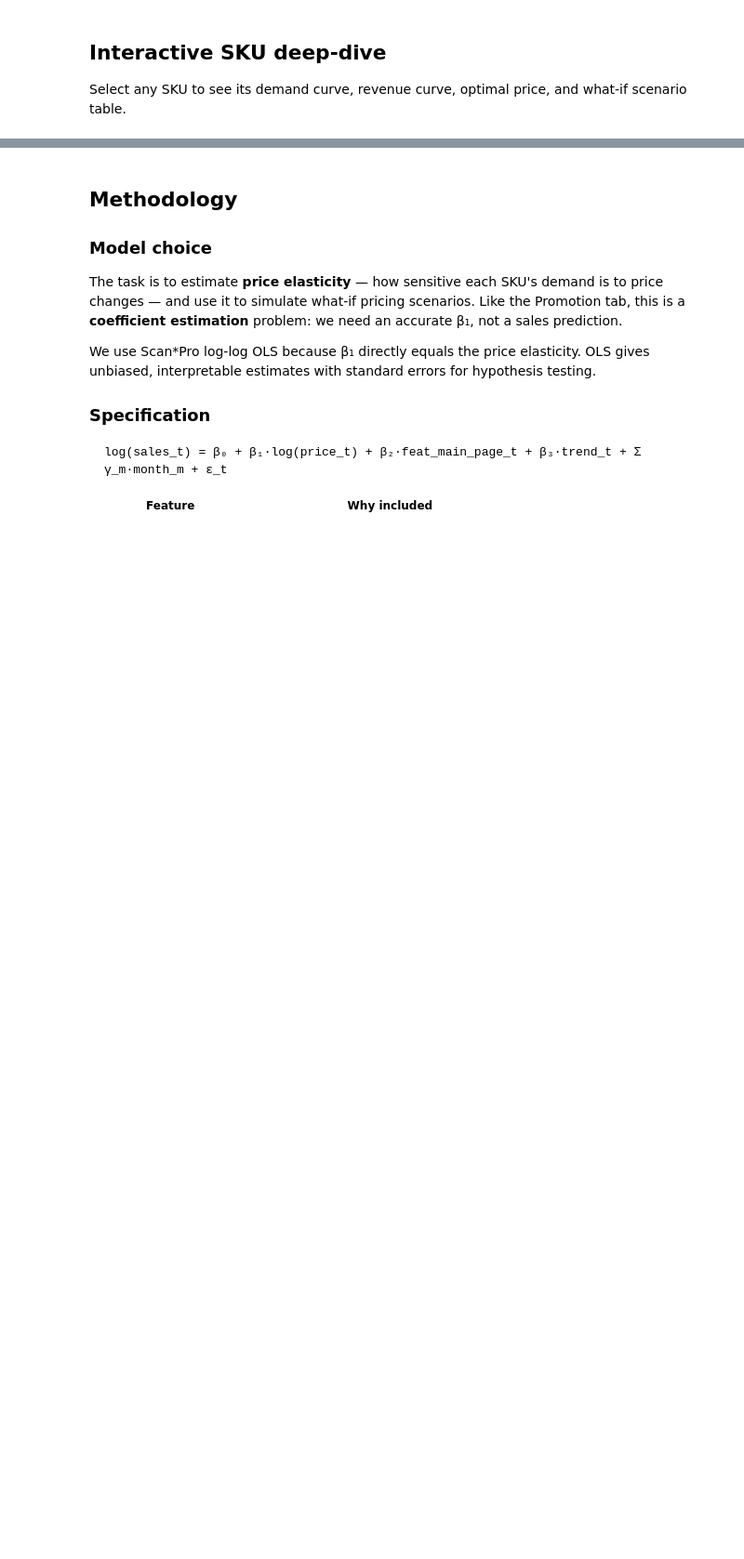
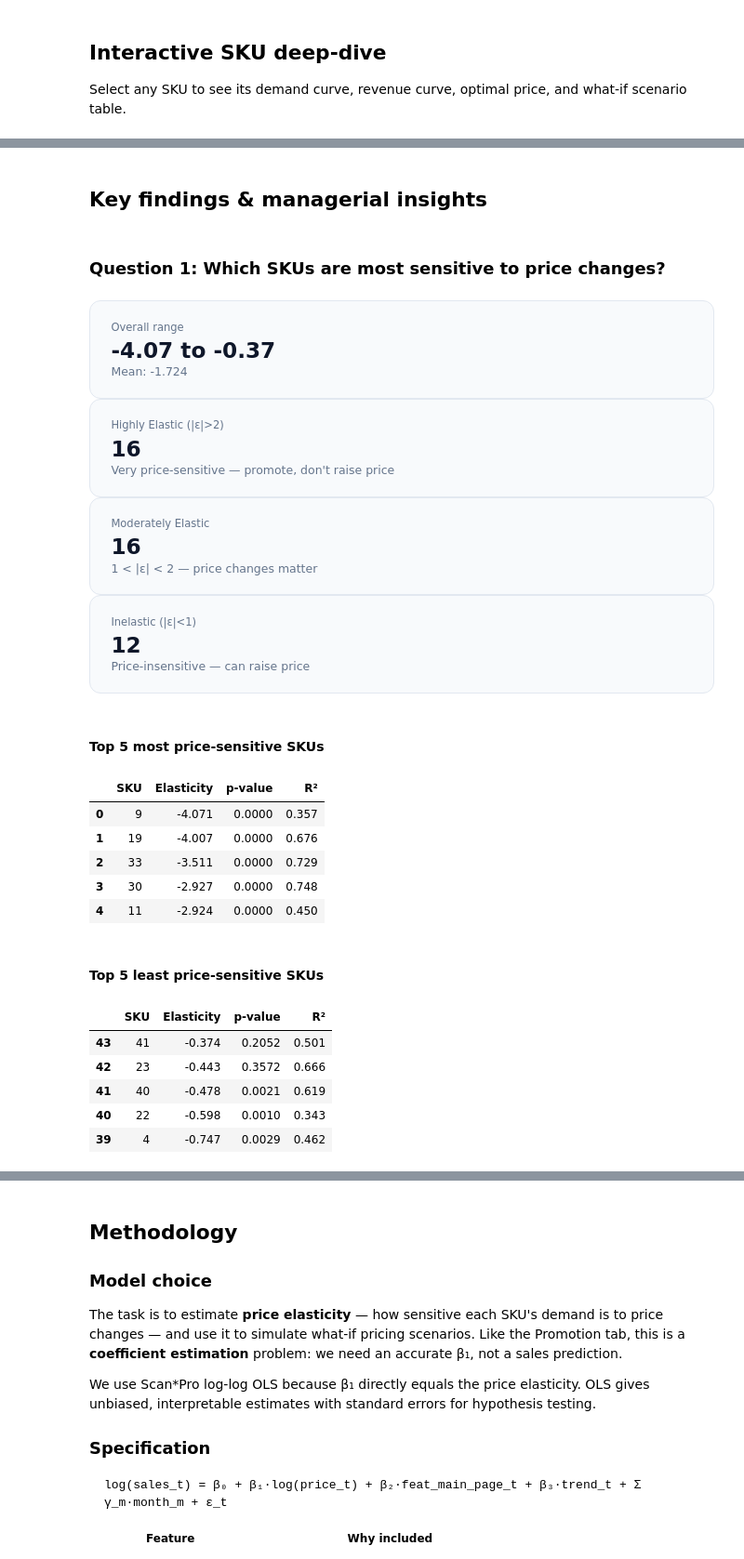
Before and after one commit to edwrdlim/RMA_Marketing_Analytics_Dash, a Jupyter notebook: notebooks/price_elasticity.ipynb, the cells around one changed output, grey strips where cells are left out. Shown at 93% size. Cells and saved outputs as stored; diff of their text form; code cells hidden in the pictures; blank space fills up the shorter version.

```diff
--- a/notebooks/price_elasticity.ipynb
+++ b/notebooks/price_elasticity.ipynb
@@ -789,3 +940,64 @@ _render()
 # %% [output]
 HBox(children=(Label(value='Select SKU:', layout=Layout(margin='6px 8px 0 0')), Dropdown(layout=Layout(width='…
 [interactive output not drawn]
+# %% [markdown]
+## Key findings & managerial insights
+# %%
+# ══════════════════════════════════════════════════════════════════════════════
+# ANSWER TO QUESTION: Which SKUs are most sensitive to price changes?
+# ══════════════════════════════════════════════════════════════════════════════
+
+display(HTML('<h3>Question 1: Which SKUs are most sensitive to price changes?</h3>'))
+
+display(metric_row([
+    metric_card('Overall range',
+                f'{results_df["elasticity"].min():.2f} to {results_df["elasticity"].max():.2f}',
+                f'Mean: {results_df["elasticity"].mean():.3f}'),
+    metric_card('Highly Elastic (|ε|>2)',
+                f'{(results_df["elast_category"]=="Highly Elastic").sum()}',
+                'Very price-sensitive — promote, don\'t raise price'),
+    metric_card('Moderately Elastic',
+                f'{(results_df["elast_category"]=="Moderately Elastic").sum()}',
+                '1 < |ε| < 2 — price changes matter'),
+    metric_card('Inelastic (|ε|<1)',
+                f'{(results_df["elast_category"]=="Inelastic").sum()}',
+                'Price-insensitive — can raise price'),
+]))
+
+display(HTML('<h4>Top 5 most price-sensitive SKUs</h4>'))
+top5 = results_df.nsmallest(5, 'elasticity')[['sku', 'elasticity', 'elast_pval', 'r2']].copy()
+top5.columns = ['SKU', 'Elasticity', 'p-value', 'R²']
+display(top5.style.format({'Elasticity': '{:.3f}', 'p-value': '{:.4f}', 'R²': '{:.3f}'}))
+
+display(HTML('<h4>Top 5 least price-sensitive SKUs</h4>'))
+bot5 = results_df.nlargest(5, 'elasticity')[['sku', 'elasticity', 'elast_pval', 'r2']].copy()
+bot5.columns = ['SKU', 'Elasticity', 'p-value', 'R²']
+display(bot5.style.format({'Elasticity': '{:.3f}', 'p-value': '{:.4f}', 'R²': '{:.3f}'}))
+# %% [output]
+Question 1: Which SKUs are most sensitive to price changes?
+Overall range
+-4.07 to -0.37
+Mean: -1.724
+Highly Elastic (|ε|>2)
+16
+Very price-sensitive — promote, don't raise price
+Moderately Elastic
+16
+1 < |ε| < 2 — price changes matter
+Inelastic (|ε|<1)
+12
+Price-insensitive — can raise price
+Top 5 most price-sensitive SKUs
+|  | SKU | Elasticity | p-value | R² |
+| 0 | 9 | -4.071 | 0.0000 | 0.357 |
+| 1 | 19 | -4.007 | 0.0000 | 0.676 |
+| 2 | 33 | -3.511 | 0.0000 | 0.729 |
+| 3 | 30 | -2.927 | 0.0000 | 0.748 |
+| 4 | 11 | -2.924 | 0.0000 | 0.450 |
+Top 5 least price-sensitive SKUs
+|  | SKU | Elasticity | p-value | R² |
+| 43 | 41 | -0.374 | 0.2052 | 0.501 |
+| 42 | 23 | -0.443 | 0.3572 | 0.666 |
+| 41 | 40 | -0.478 | 0.0021 | 0.619 |
+| 40 | 22 | -0.598 | 0.0010 | 0.343 |
+| 39 | 4 | -0.747 | 0.0029 | 0.462 |
```
Also changed, not shown: parts of 9 cells of this notebook, 4 other files.
